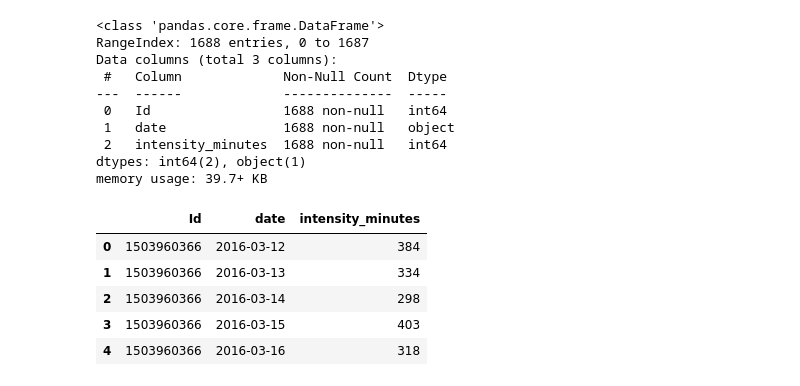
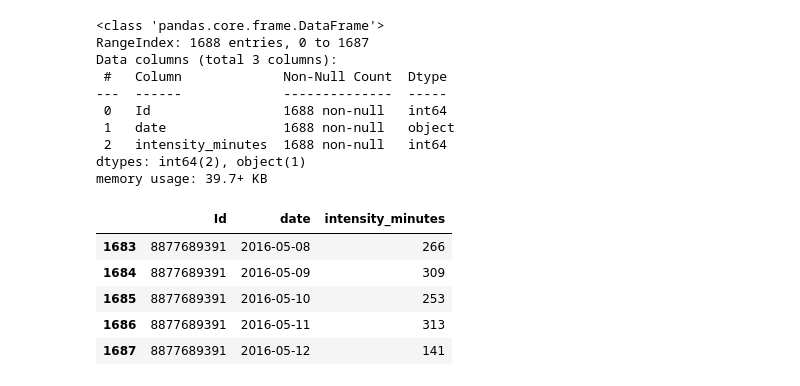
Before and after one commit to kashif45z2003/fitness_eda_Project, a Jupyter notebook: q2_sleep_impact.ipynb, the cells around one changed output. Saved outputs shown, nothing was run; the diff lists cells and outputs as text; code cells hidden in the pictures.

```diff
--- a/q2_sleep_impact.ipynb
+++ b/q2_sleep_impact.ipynb
@@ -67,38 +36,41 @@ dict_keys(['dailyActivity_merged', 'heartrate_seconds_merged', 'hourlyCalories_m
 # %%
 #get intensity data
 #load the dataframe
-df_intensity_minute=dataframes_dict['minuteIntensitiesNarrow_merged']
+df_intensity_minute=dataframes_dict['minuteIntensitiesNarrow_merged'].copy()
 
 #convert ActivityMinute to date time and extract the date
 df_intensity_minute["ActivityMinute"]=pd.to_datetime(df_intensity_minute["ActivityMinute"],format='%m/%d/%Y %I:%M:%S %p')
 df_intensity_minute["date"]=df_intensity_minute["ActivityMinute"].dt.strftime('%Y-%m-%d')
+
+#remove duplicates (some of the 4/12 data is in both files)
+df_intensity_minute=df_intensity_minute.drop_duplicates()
 
 #Remove rows where Intensity is 0 (0 is resting)
 df_intensity_day=df_intensity_minute[df_intensity_minute["Intensity"] !=0]
 
 #drop the ActivityMinute column and group by Id and date
 df_intensity_day=df_intensity_day.drop(columns=["ActivityMinute"])
-df_intensity_day=df_intensity_day.groupby(by=["Id","date"]).size().reset_index(name="intensity_minutes")
+df_intensity_day=df_intensity_day.groupby(by=["Id","date"]).agg(intensity_minutes=("Intensity","count")).reset_index()
 
 df_intensity_day.info()
-display(df_intensity_day.head())
+display(df_intensity_day.tail())
 # %% [output]
 <class 'pandas.core.frame.DataFrame'>
 RangeIndex: 1688 entries, 0 to 1687
 Data columns (total 3 columns):
  #   Column             Non-Null Count  Dtype
 ---  ------             --------------  -----
  0   Id                 1688 non-null   int64
  1   date               1688 non-null   object
  2   intensity_minutes  1688 non-null   int64
 dtypes: int64(2), object(1)
 memory usage: 39.7+ KB
 |  | Id | date | intensity_minutes |
-| 0 | 1503960366 | 2016-03-12 | 384 |
-| 1 | 1503960366 | 2016-03-13 | 334 |
-| 2 | 1503960366 | 2016-03-14 | 298 |
-| 3 | 1503960366 | 2016-03-15 | 403 |
-| 4 | 1503960366 | 2016-03-16 | 318 |
+| 1683 | 8877689391 | 2016-05-08 | 266 |
+| 1684 | 8877689391 | 2016-05-09 | 309 |
+| 1685 | 8877689391 | 2016-05-10 | 253 |
+| 1686 | 8877689391 | 2016-05-11 | 313 |
+| 1687 | 8877689391 | 2016-05-12 | 141 |
 # %%
 #get sleep data
 #load the dataframe
```
Also changed, not shown: parts of 10 cells of this notebook.
